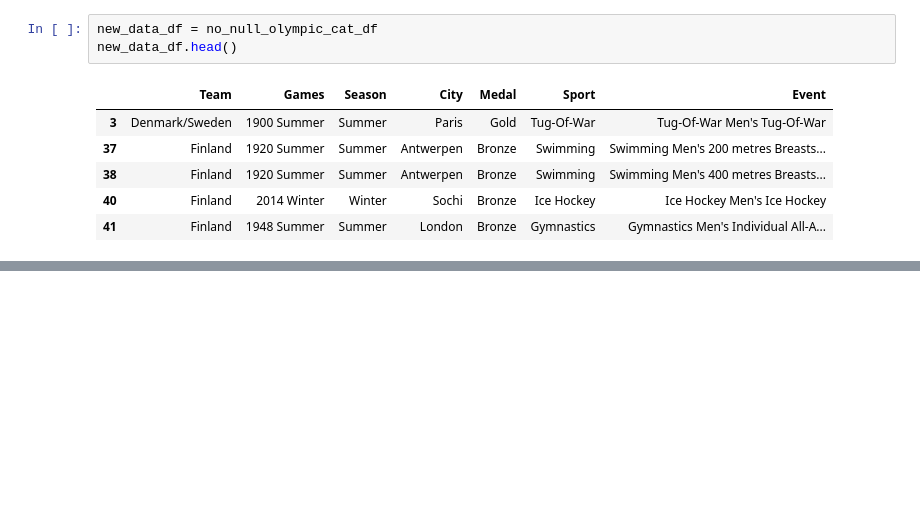
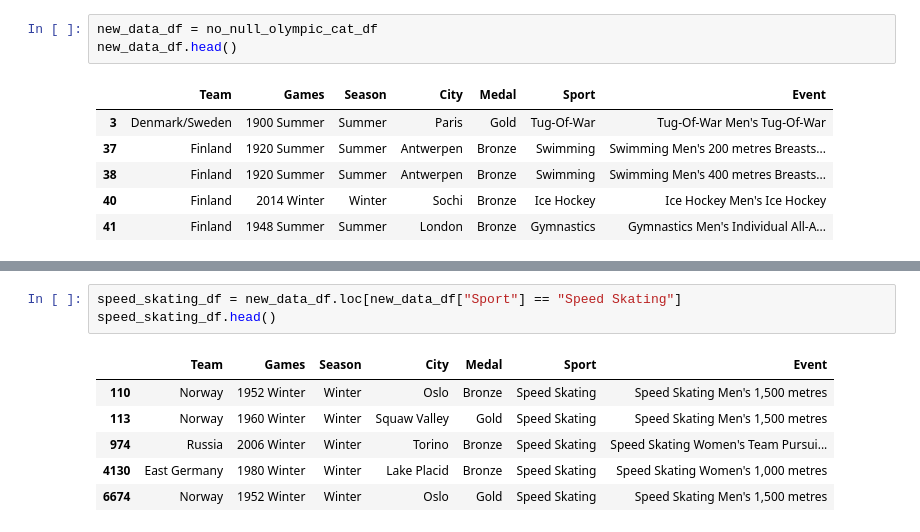
Before and after one commit to lwiggins32605/ETL-Project, a Jupyter notebook: 120 years of Olympic History.ipynb, the cells around one changed output, grey strips where cells are left out. Drawn from its saved outputs; the diff is of its cells as text; blank space fills up the shorter version.

```diff
--- a/120 years of Olympic History.ipynb
+++ b/120 years of Olympic History.ipynb
@@ -69,0 +118,10 @@ new_data_df.head()
+# %%
+speed_skating_df = new_data_df.loc[new_data_df["Sport"] == "Speed Skating"]
+speed_skating_df.head()
+# %% [output]
+|  | Team | Games | Season | City | Medal | Sport | Event |
+| 110 | Norway | 1952 Winter | Winter | Oslo | Bronze | Speed Skating | Speed Skating Men's 1,500 metres |
+| 113 | Norway | 1960 Winter | Winter | Squaw Valley | Gold | Speed Skating | Speed Skating Men's 1,500 metres |
+| 974 | Russia | 2006 Winter | Winter | Torino | Bronze | Speed Skating | Speed Skating Women's Team Pursui... |
+| 4130 | East Germany | 1980 Winter | Winter | Lake Placid | Bronze | Speed Skating | Speed Skating Women's 1,000 metres |
+| 6674 | Norway | 1952 Winter | Winter | Oslo | Gold | Speed Skating | Speed Skating Men's 1,500 metres |
```
Also changed, not shown: parts of 5 cells of this notebook.
